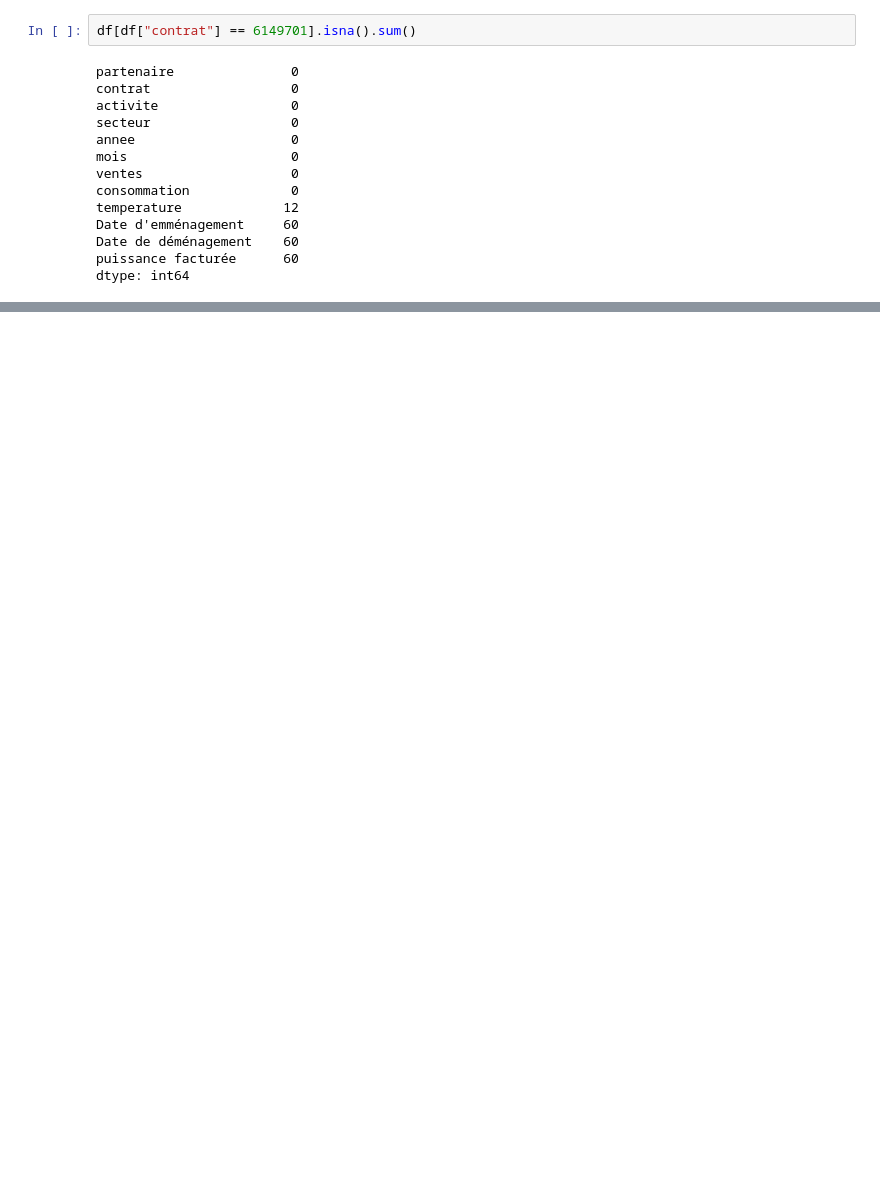
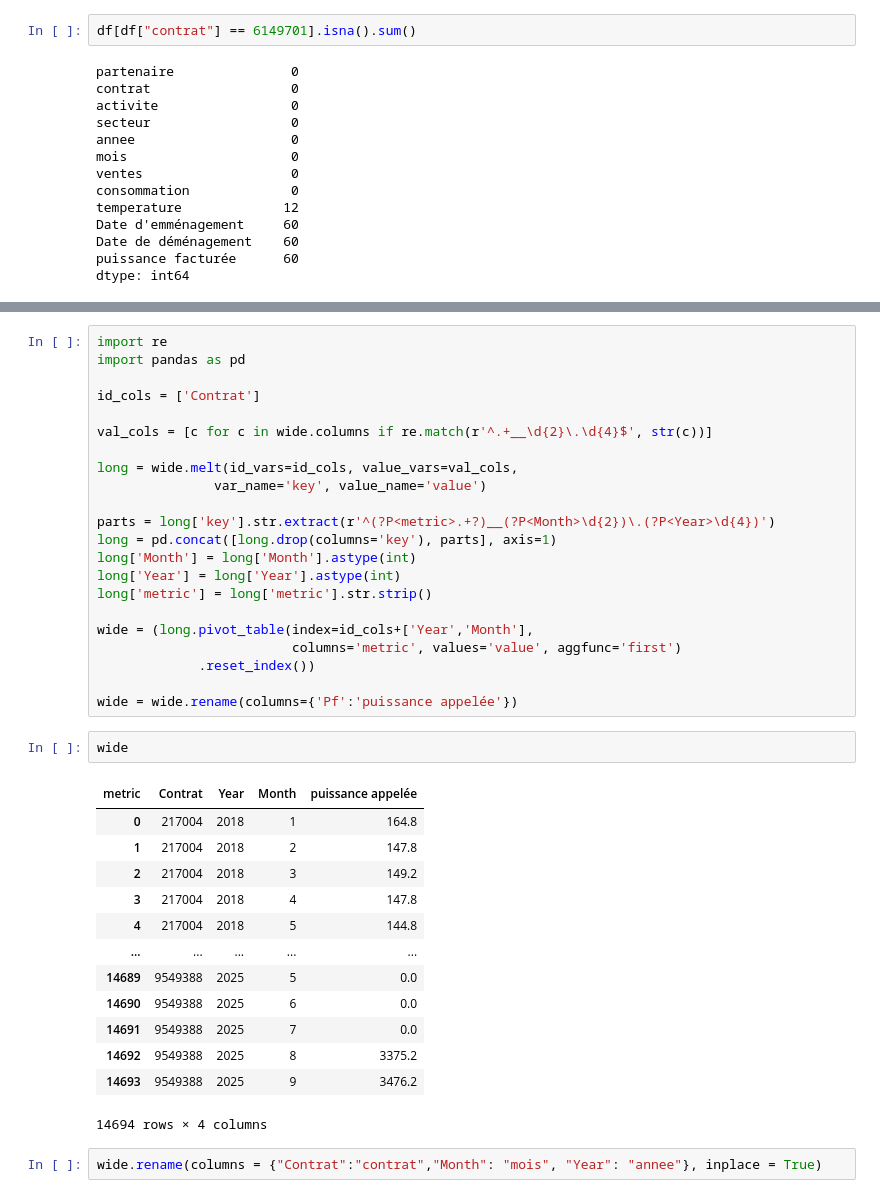
Before and after one commit to eniafou/onee, a Jupyter notebook: notebooks/analyse_6.ipynb, the cells around one changed output, grey strips where cells are left out. Drawn from its saved outputs; the diff is of its cells as text; blank space fills up the shorter version.

```diff
--- a/notebooks/analyse_6.ipynb
+++ b/notebooks/analyse_6.ipynb
@@ -70,0 +309,40 @@ best.get("annual_mae")
+# %%
+import re
+import pandas as pd
+
+id_cols = ['Contrat']
+
+val_cols = [c for c in wide.columns if re.match(r'^.+__\d{2}\.\d{4}$', str(c))]
+
+long = wide.melt(id_vars=id_cols, value_vars=val_cols,
+               var_name='key', value_name='value')
+
+parts = long['key'].str.extract(r'^(?P<metric>.+?)__(?P<Month>\d{2})\.(?P<Year>\d{4})')
+long = pd.concat([long.drop(columns='key'), parts], axis=1)
+long['Month'] = long['Month'].astype(int)
+long['Year'] = long['Year'].astype(int)
+long['metric'] = long['metric'].str.strip()
+
+wide = (long.pivot_table(index=id_cols+['Year','Month'],
+                         columns='metric', values='value', aggfunc='first')
+             .reset_index())
+
+wide = wide.rename(columns={'Pf':'puissance appelée'})
+# %%
+wide
+# %% [output]
+| metric | Contrat | Year | Month | puissance appelée |
+| 0 | 217004 | 2018 | 1 | 164.8 |
+| 1 | 217004 | 2018 | 2 | 147.8 |
+| 2 | 217004 | 2018 | 3 | 149.2 |
+| 3 | 217004 | 2018 | 4 | 147.8 |
+| 4 | 217004 | 2018 | 5 | 144.8 |
+| ... | ... | ... | ... | ... |
+| 14689 | 9549388 | 2025 | 5 | 0.0 |
+| 14690 | 9549388 | 2025 | 6 | 0.0 |
+| 14691 | 9549388 | 2025 | 7 | 0.0 |
+| 14692 | 9549388 | 2025 | 8 | 3375.2 |
+| 14693 | 9549388 | 2025 | 9 | 3476.2 |
+14694 rows × 4 columns
+# %%
+wide.rename(columns = {"Contrat":"contrat","Month": "mois", "Year": "annee"}, inplace = True)
```
Also changed, not shown: parts of 58 cells of this notebook, 22 other files.
